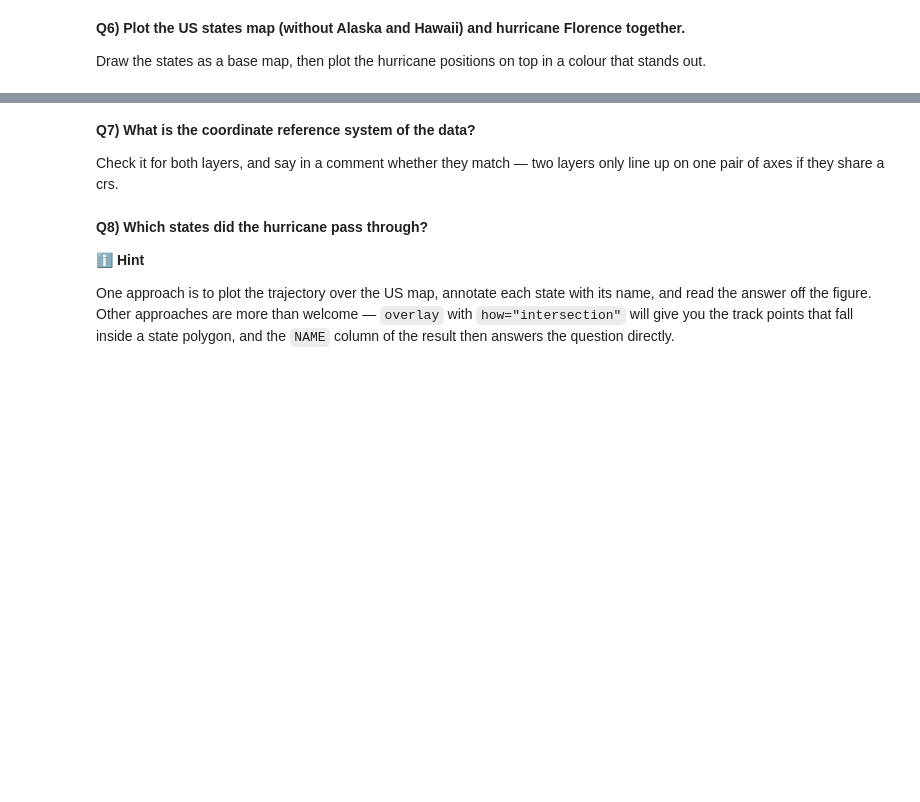
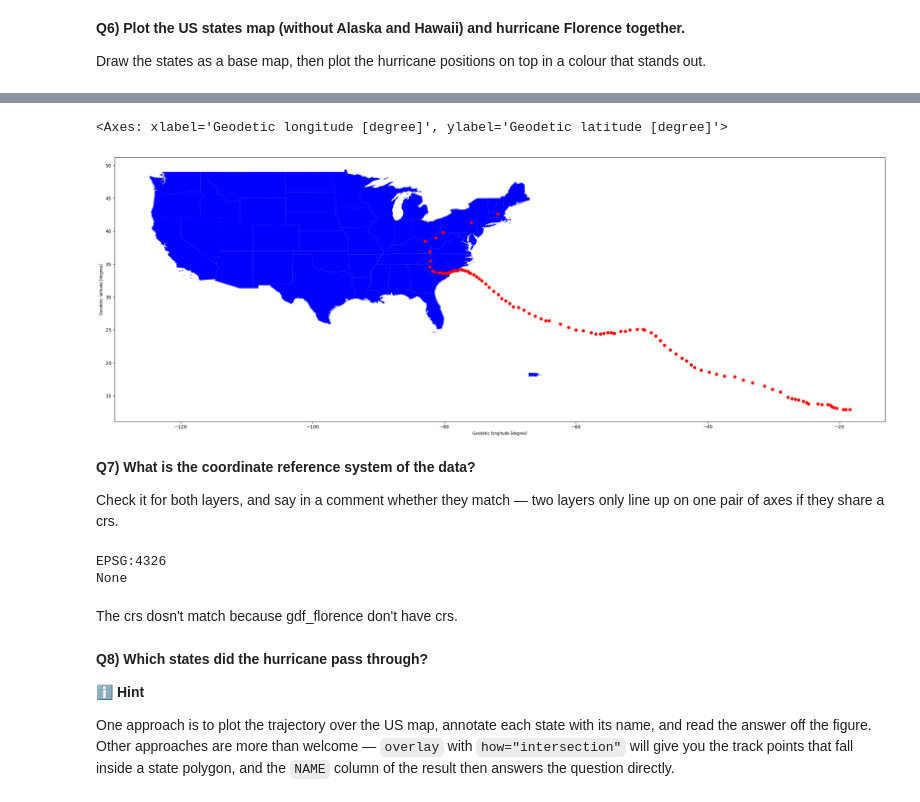
Before and after one commit to Cha-unil/2026_Intro_Python, a Jupyter notebook: FEEDBACK_TISSIERES.ipynb, the cells around one changed output, grey strips where cells are left out. Drawn from its saved outputs; the diff is of its cells as text; code cells hidden in the pictures; blank space fills up the shorter version.

```diff
--- a/FEEDBACK_TISSIERES.ipynb
+++ b/FEEDBACK_TISSIERES.ipynb
@@ -197,3 +209,10 @@ out.
+# %%
+fig, ax = plt.subplots(figsize = (30,20))
+flagged.plot (ax=ax, color= "blue")
+gdf_florence.plot (ax=ax, color= "red")
+# %% [output]
+<Axes: xlabel='Geodetic longitude [degree]', ylabel='Geodetic latitude [degree]'>
+[figure, added]
 # %% [markdown]
 **Q7) What is the coordinate reference system of the data?**
 
@@ -204,3 +221,11 @@ one pair of axes if they share a crs.
+# %%
+print(flagged.crs)
+print(gdf_florence.crs)
+# %% [output]
+EPSG:4326
+None
+# %% [markdown]
+The crs dosn't match because gdf_florence don't have crs.
 # %% [markdown]
 **Q8) Which states did the hurricane pass through?**
 
```
Also changed, not shown: parts of 5 cells of this notebook.
